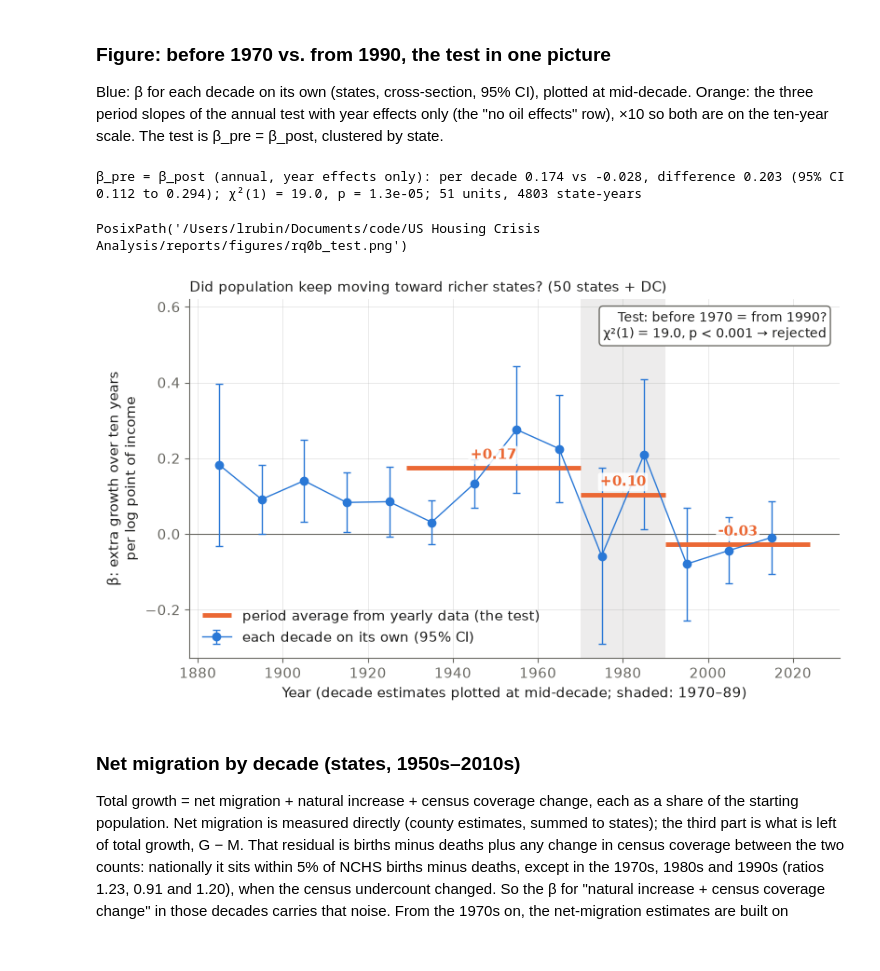
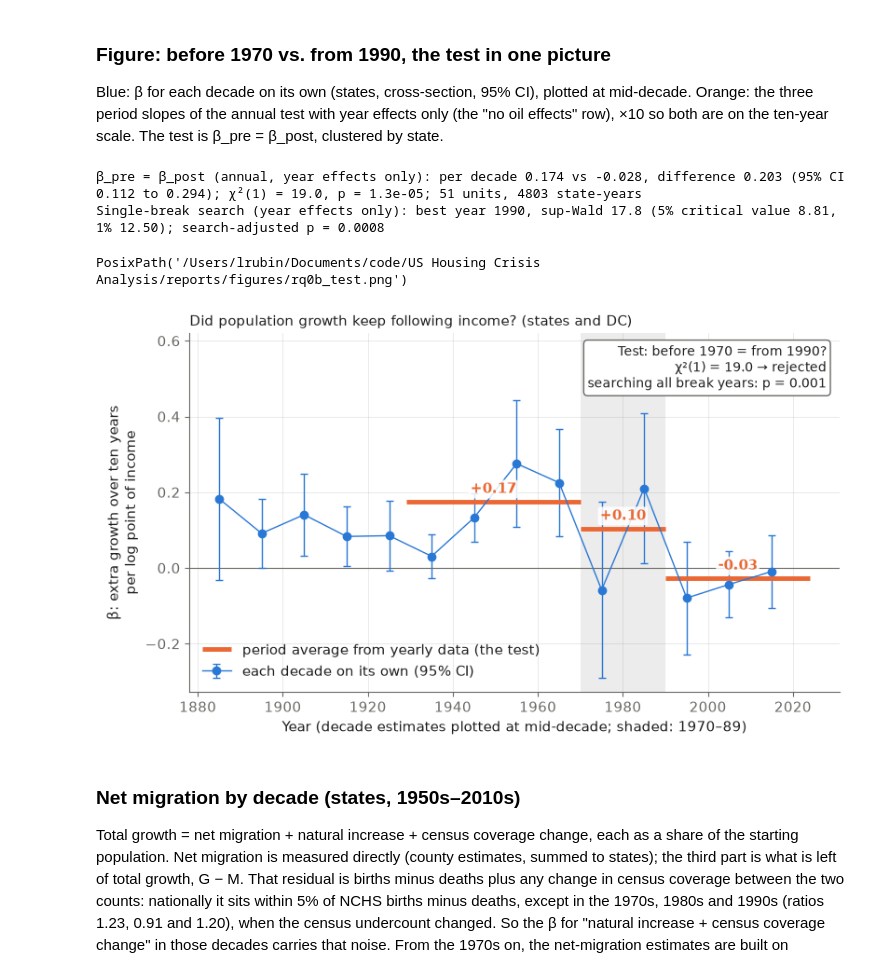
Before and after one commit to dime35/us-housing-crisis-analysis, a Jupyter notebook: notebooks/1.1-lr-us-structural-break.ipynb, the cells around one changed output. Saved outputs shown, nothing was run; the diff lists cells and outputs as text; code cells hidden in the pictures.

```diff
--- a/notebooks/1.1-lr-us-structural-break.ipynb
+++ b/notebooks/1.1-lr-us-structural-break.ipynb
@@ -389,36 +390,57 @@ are on the ten-year scale. The test is β_pre = β_post, clustered by state.
 # %%
 r = ab.three_period(annual_dp, RQ0B_CUTS, "year")
 diff = r.beta_pre - r.beta_post
 se = diff / r.wald_pre_post ** 0.5
 print(f"β_pre = β_post (annual, year effects only): per decade {10 * r.beta_pre:.3f} vs {10 * r.beta_post:.3f}, "
       f"difference {10 * diff:.3f} (95% CI {10 * (diff - 1.96 * se):.3f} to {10 * (diff + 1.96 * se):.3f}); "
       f"χ²(1) = {r.wald_pre_post:.1f}, p = {r.p_pre_post:.1e}; {r.n_units} units, {r.n_obs} state-years")
+# the cut years came from break searches on these same data, so the fixed-cut p-value is nominal;
+# the sup-Wald searches every break year and its Andrews p-value pays for that search
+search = ab.sup_wald_break(annual_dp)
+search_p = ab.andrews_p_value(search.sup_wald, search.trim)
+print(f"Single-break search (year effects only): best year {search.break_year}, sup-Wald {search.sup_wald:.1f} "
+      f"(5% critical value {search.critical_value:.2f}, 1% {ab.andrews_critical_value(search.trim, 0.01):.2f}); "
+      f"search-adjusted p = {search_p:.4f}")
+test_stats = pd.DataFrame([  # slopes and standard errors on the ten-year scale
+    ("beta_pre", 10 * r.beta_pre), ("beta_mid", 10 * r.beta_mid), ("beta_post", 10 * r.beta_post),
+    ("se_pre", 10 * r.se_pre), ("se_mid", 10 * r.se_mid), ("se_post", 10 * r.se_post),
+    ("difference_pre_post", 10 * diff), ("se_difference", 10 * se),
+    ("ci95_low", 10 * (diff - 1.96 * se)), ("ci95_high", 10 * (diff + 1.96 * se)),
+    ("wald_pre_post", r.wald_pre_post), ("p_pre_post", r.p_pre_post),
+    ("p_mid_pre", r.p_mid_pre), ("p_mid_post", r.p_mid_post),
+    ("sup_wald", search.sup_wald), ("sup_wald_break_year", search.break_year),
+    ("sup_wald_cv5", search.critical_value), ("sup_wald_cv1", ab.andrews_critical_value(search.trim, 0.01)),
+    ("sup_wald_p", search_p), ("n_units", r.n_units), ("n_obs", r.n_obs),
+], columns=["statistic", "value"])
+test_stats.to_csv(TABLES_DIR / "rq0b_test.csv", index=False)
 sb = betas["states"]
 fig, ax = plt.subplots(figsize=(9, 5))
 ax.axvspan(*RQ0B_CUTS, color=MUTED, alpha=0.12, lw=0)
 ax.axhline(0, color=MUTED, lw=0.8)
 ax.errorbar(sb.decade + 5, sb.beta, yerr=1.96 * sb.se, color=SERIES_COLORS[0], marker="o", lw=1, capsize=3,
             elinewidth=1, label="each decade on its own (95% CI)")
 spans = [(RQ0B_ANNUAL_STATE_START, RQ0B_CUTS[0]), RQ0B_CUTS, (RQ0B_CUTS[1], RQ0B_ANNUAL_END)]
 for i, ((lo, hi), b) in enumerate(zip(spans, (r.beta_pre, r.beta_mid, r.beta_post))):
     ax.hlines(10 * b, lo, hi, color=SERIES_COLORS[1], lw=3.5,
               label="period average from yearly data (the test)" if i == 0 else None)
     ax.annotate(f"{10 * b:+.2f}", ((lo + hi) / 2, 10 * b), xytext=(0, 7), textcoords="offset points",
                 ha="center", color=SERIES_COLORS[1], fontweight="bold",
                 bbox={"boxstyle": "round,pad=0.15", "fc": "white", "ec": "none", "alpha": 0.85})
-ax.text(0.98, 0.97, f"Test: before 1970 = from 1990?\nχ²(1) = {r.wald_pre_post:.1f}, p < 0.001 → rejected",
+ax.text(0.98, 0.97, f"Test: before 1970 = from 1990?\nχ²(1) = {r.wald_pre_post:.1f} → rejected\n"
+        f"searching all break years: p = {search_p:.3f}",
         transform=ax.transAxes, ha="right", va="top", fontsize=10,
         bbox={"boxstyle": "round", "fc": "white", "ec": MUTED})
 ax.set_ylim(top=0.62)  # room for the test box above the data
 ax.set(xlabel="Year (decade estimates plotted at mid-decade; shaded: 1970–89)",
        ylabel="β: extra growth over ten years\nper log point of income")
-ax.set_title("Did population keep moving toward richer states? (50 states + DC)", loc="left", fontsize=11)
+ax.set_title("Did population growth keep following income? (states and DC)", loc="left", fontsize=11)
 ax.legend(loc="lower left")
 save_figure(fig, "rq0b_test")
 # %% [output]
 β_pre = β_post (annual, year effects only): per decade 0.174 vs -0.028, difference 0.203 (95% CI 0.112 to 0.294); χ²(1) = 19.0, p = 1.3e-05; 51 units, 4803 state-years
+Single-break search (year effects only): best year 1990, sup-Wald 17.8 (5% critical value 8.81, 1% 12.50); search-adjusted p = 0.0008
 PosixPath('/Users/lrubin/Documents/code/US Housing Crisis Analysis/reports/figures/rq0b_test.png')
-[figure, old version]
+[figure, new version]
 # %% [markdown]
 ### Net migration by decade (states, 1950s–2010s)
 
```
Also changed, not shown: parts of 5 cells of this notebook, 7 other files.
